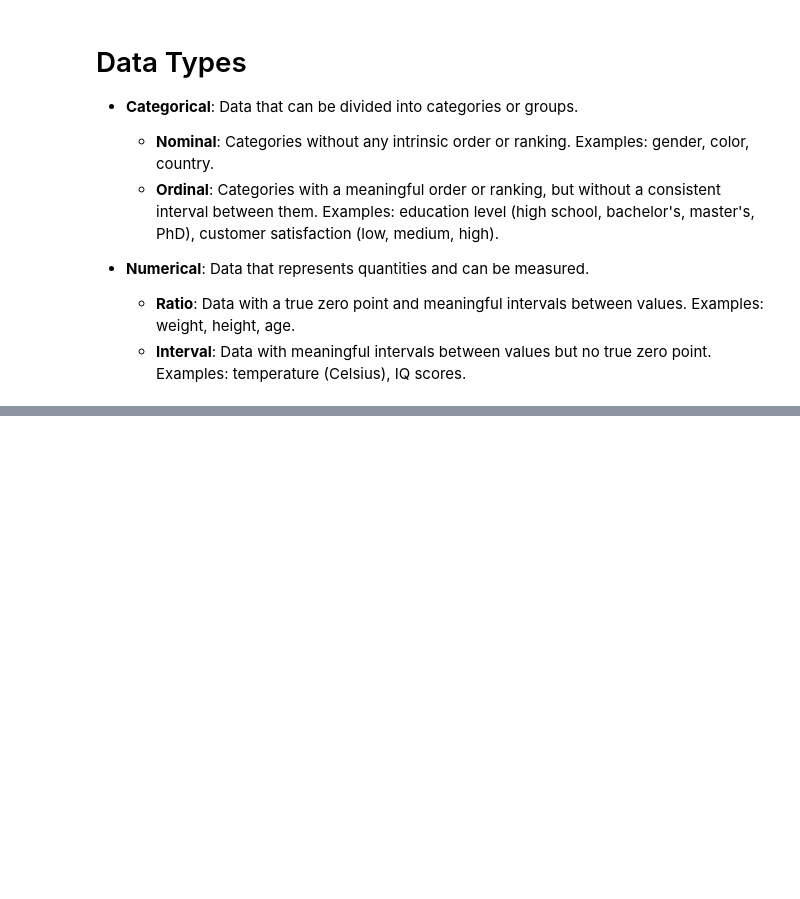
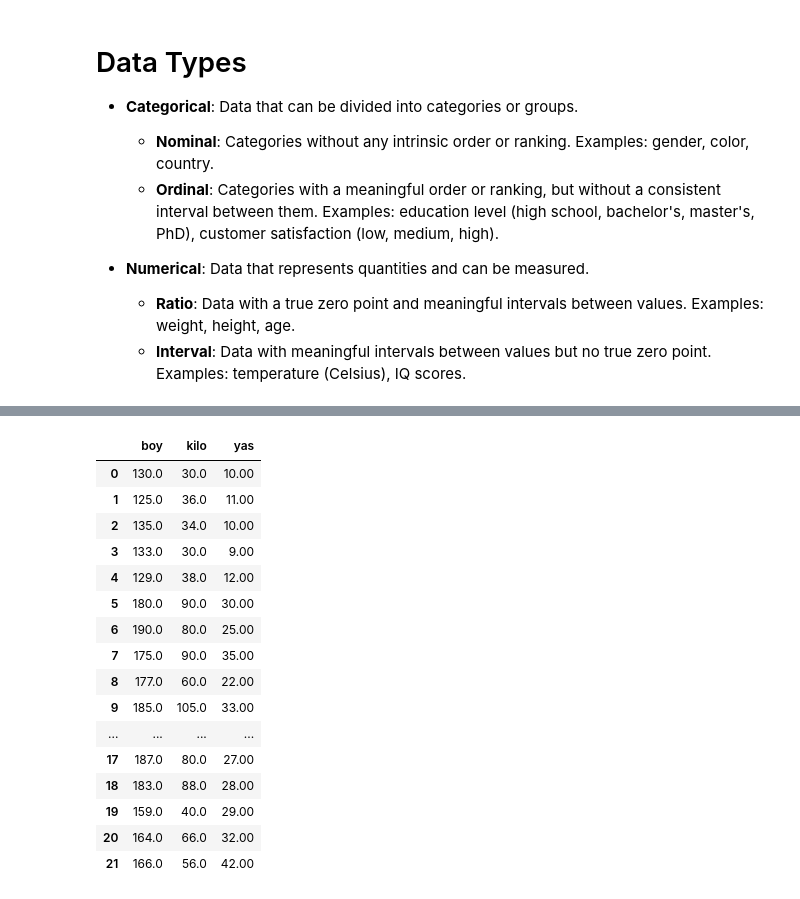
Before and after one commit to hardhus/datathon-hazirlik, a Jupyter notebook: BTKHazırlık/PythonileMakineÖğrenmesi/data_preprocessing.ipynb, the cells around one changed output, grey strips where cells are left out. Cells and saved outputs as stored; diff of their text form; code cells hidden in the pictures; blank space fills up the shorter version.

```diff
--- a/BTKHazırlık/PythonileMakineÖğrenmesi/data_preprocessing.ipynb
+++ b/BTKHazırlık/PythonileMakineÖğrenmesi/data_preprocessing.ipynb
@@ -68,0 +174,21 @@ Name: yas, dtype: float64
+# %%
+numeric_df = pd.DataFrame(data=numeric_data, columns=["boy", "kilo", "yas"])
+numeric_df
+# %% [output]
+|  | boy | kilo | yas |
+| 0 | 130.0 | 30.0 | 10.00 |
+| 1 | 125.0 | 36.0 | 11.00 |
+| 2 | 135.0 | 34.0 | 10.00 |
+| 3 | 133.0 | 30.0 | 9.00 |
+| 4 | 129.0 | 38.0 | 12.00 |
+| 5 | 180.0 | 90.0 | 30.00 |
+| 6 | 190.0 | 80.0 | 25.00 |
+| 7 | 175.0 | 90.0 | 35.00 |
+| 8 | 177.0 | 60.0 | 22.00 |
+| 9 | 185.0 | 105.0 | 33.00 |
+| ... | ... | ... | ... |
+| 17 | 187.0 | 80.0 | 27.00 |
+| 18 | 183.0 | 88.0 | 28.00 |
+| 19 | 159.0 | 40.0 | 29.00 |
+| 20 | 164.0 | 66.0 | 32.00 |
+| 21 | 166.0 | 56.0 | 42.00 |
```
Also changed, not shown: parts of 14 cells of this notebook.
